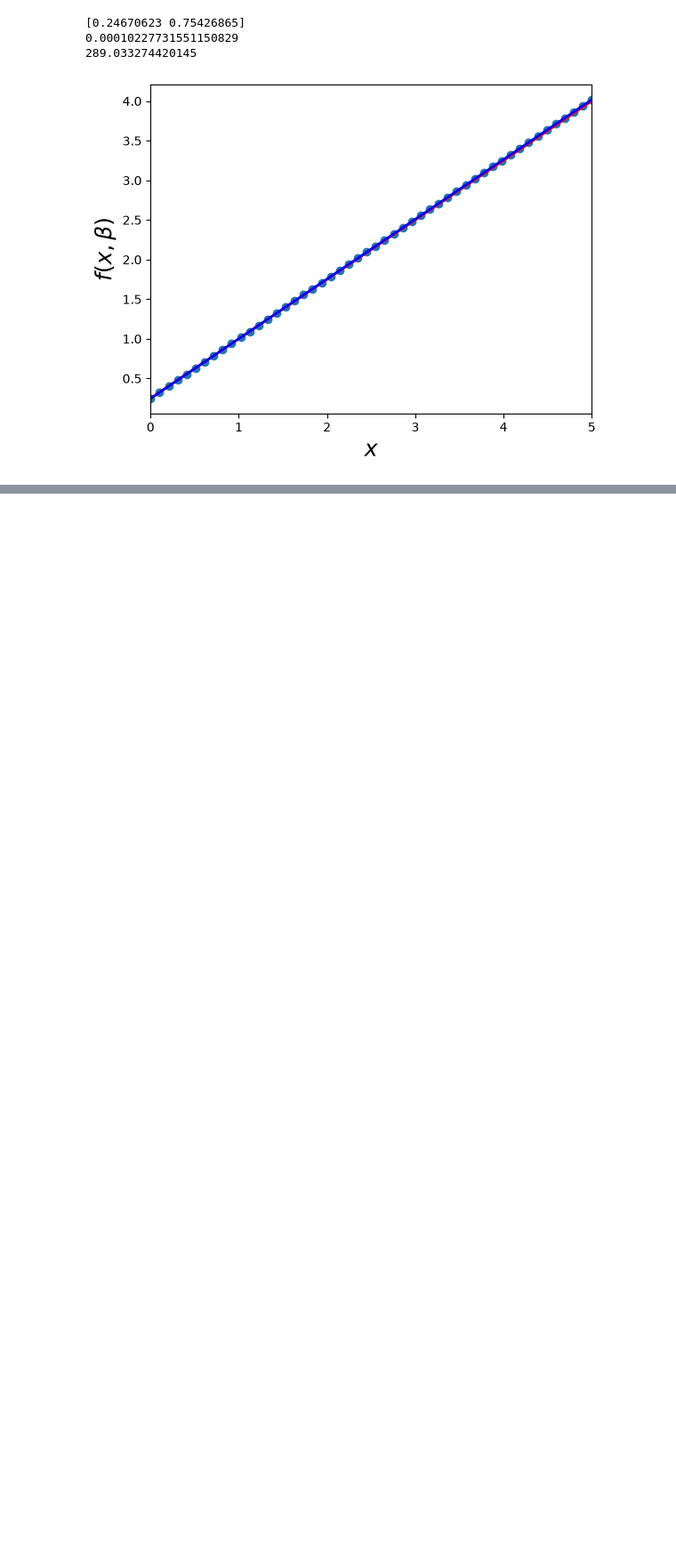
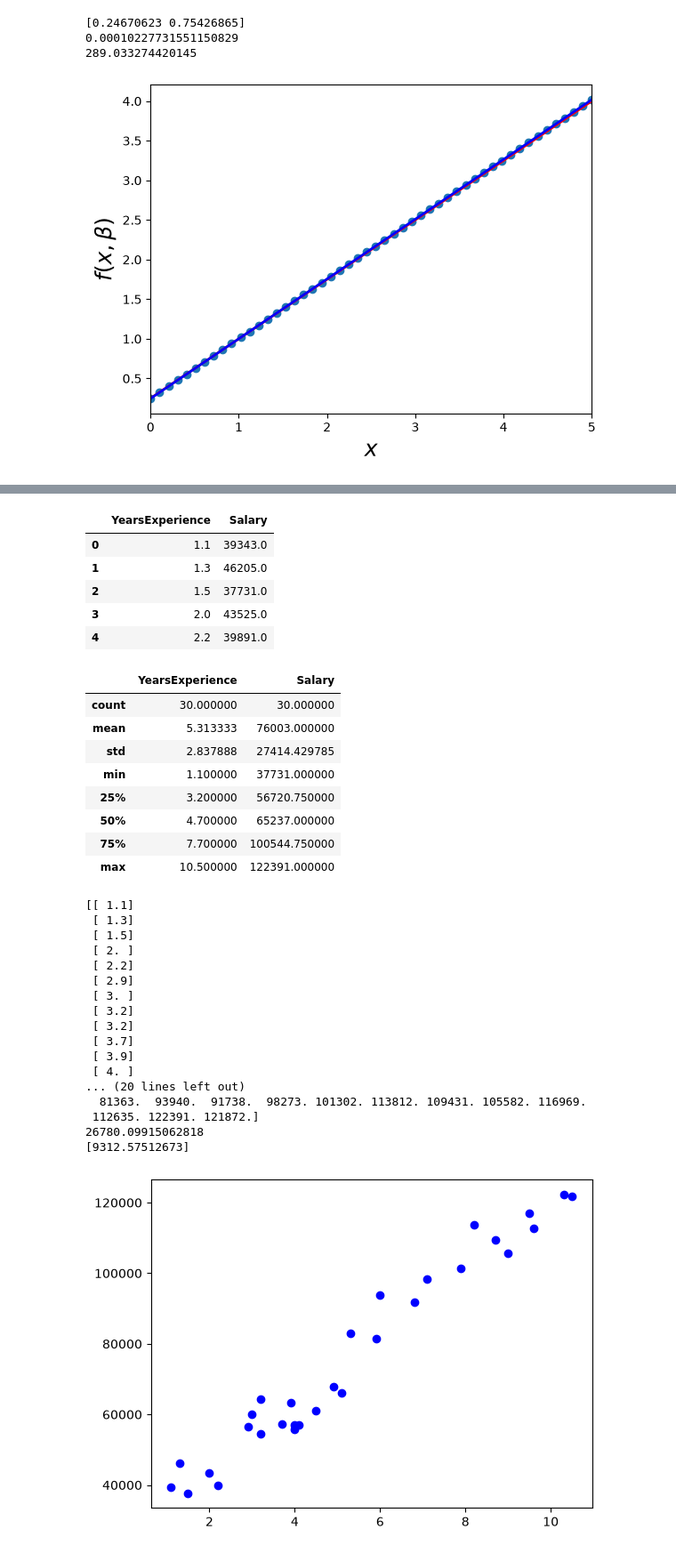
Before and after one commit to freemax-0602/ML, a Jupyter notebook: workbook-4/workbook-4.ipynb, the cells around one changed output, grey strips where cells are left out. Shown at 89% size. Saved outputs shown, nothing was run; the diff lists cells and outputs as text; code cells hidden in the pictures; blank space fills up the shorter version.

Commit message:
adds task

```diff
--- a/workbook-4/workbook-4.ipynb
+++ b/workbook-4/workbook-4.ipynb
@@ -422,0 +539,50 @@ if __name__ == '__main__':
+# %%
+# Получим точечную диаграмму
+dataset_task = pd.read_csv('https://raw.githubusercontent.com/AnnaShestova/salary-years-simple-linear-regression/master/Salary_Data.csv')
+display(dataset_task.head(5))
+display(dataset_task.describe())
+#Нарисуем точечную диаграмму
+plt.scatter(dataset_task['YearsExperience'], dataset_task['Salary'], color = 'b', label = 'Scalary Data')
+X_salary = dataset_task.iloc[:, :-1].values
+Y_salary = dataset_task.iloc[:, 1].values
+print(X_salary)
+print(Y_salary)
+X_salary_train, X__salary_test, Y_salary_train, y_salary_test = train_test_split(X_salary,Y_salary, test_size=0.2, random_state=0)
+regressor_salary = LinearRegression()
+regressor_salary.fit(X_salary_train, Y_salary_train)
+print(regressor_salary.intercept_)
+print(regressor_salary.coef_)
+# %% [output]
+|  | YearsExperience | Salary |
+| 0 | 1.1 | 39343.0 |
+| 1 | 1.3 | 46205.0 |
+| 2 | 1.5 | 37731.0 |
+| 3 | 2.0 | 43525.0 |
+| 4 | 2.2 | 39891.0 |
+|  | YearsExperience | Salary |
+| count | 30.000000 | 30.000000 |
+| mean | 5.313333 | 76003.000000 |
+| std | 2.837888 | 27414.429785 |
+| min | 1.100000 | 37731.000000 |
+| 25% | 3.200000 | 56720.750000 |
+| 50% | 4.700000 | 65237.000000 |
+| 75% | 7.700000 | 100544.750000 |
+| max | 10.500000 | 122391.000000 |
+[[ 1.1]
+ [ 1.3]
+ [ 1.5]
+ [ 2. ]
+ [ 2.2]
+ [ 2.9]
+ [ 3. ]
+ [ 3.2]
+ [ 3.2]
+ [ 3.7]
+ [ 3.9]
+ [ 4. ]
+... (20 lines left out)
+  81363.  93940.  91738.  98273. 101302. 113812. 109431. 105582. 116969.
+ 112635. 122391. 121872.]
+26780.09915062818
+[9312.57512673]
+[figure, added]
```
Also changed, not shown: parts of 20 cells of this notebook.
